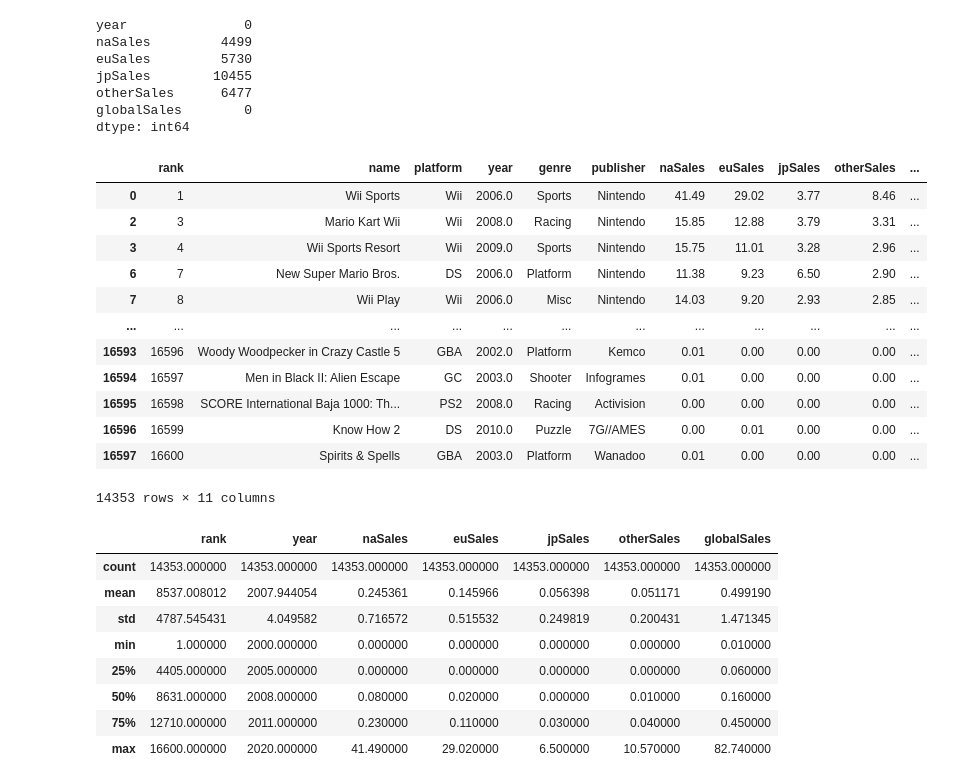
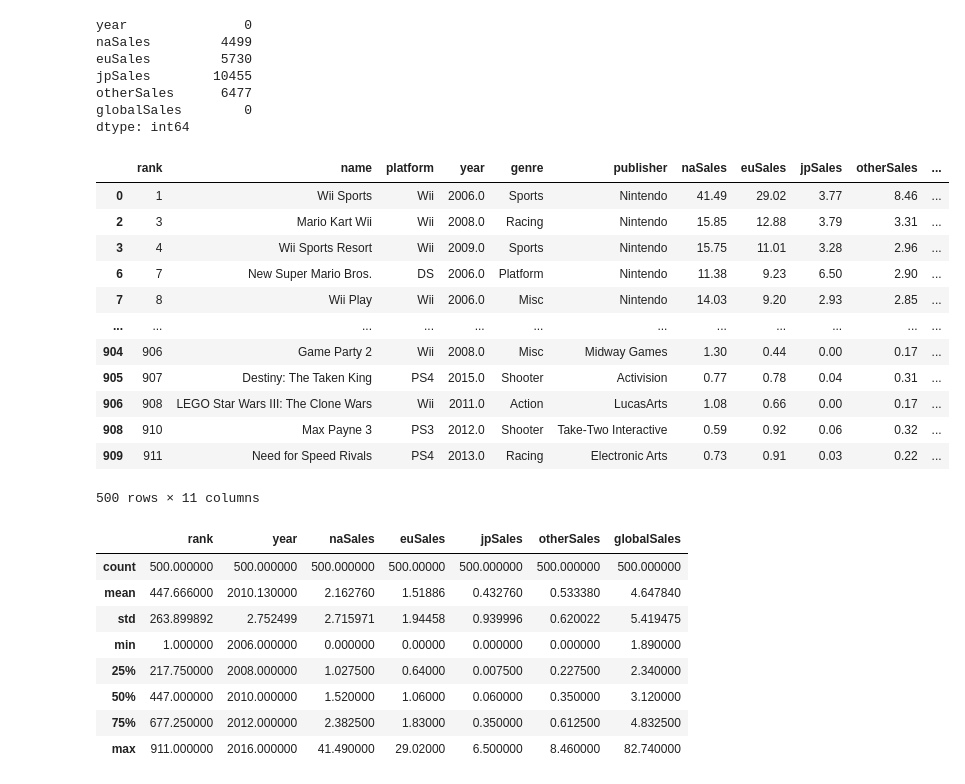
Before and after one commit to jhgalvin/DS_Project, a Jupyter notebook: dsProject .ipynb, the cells around one changed output. Drawn from its saved outputs; the diff is of its cells as text; code cells hidden in the pictures.

```diff
--- a/dsProject .ipynb
+++ b/dsProject .ipynb
@@ -69,31 +73,31 @@ otherSales      6477
 globalSales        0
 dtype: int64
 # %%
-vgSales2000 = vgsales[vgsales['year'] >= 2000.0]
-vgSales2000
+top500since2006 = vgsales[vgsales['year'] >= 2006.0][:500]
+top500since2006
 # %% [output]
 |  | rank | name | platform | year | genre | publisher | naSales | euSales | jpSales | otherSales | ... |
 | 0 | 1 | Wii Sports | Wii | 2006.0 | Sports | Nintendo | 41.49 | 29.02 | 3.77 | 8.46 | ... |
 | 2 | 3 | Mario Kart Wii | Wii | 2008.0 | Racing | Nintendo | 15.85 | 12.88 | 3.79 | 3.31 | ... |
 | 3 | 4 | Wii Sports Resort | Wii | 2009.0 | Sports | Nintendo | 15.75 | 11.01 | 3.28 | 2.96 | ... |
 | 6 | 7 | New Super Mario Bros. | DS | 2006.0 | Platform | Nintendo | 11.38 | 9.23 | 6.50 | 2.90 | ... |
 | 7 | 8 | Wii Play | Wii | 2006.0 | Misc | Nintendo | 14.03 | 9.20 | 2.93 | 2.85 | ... |
 | ... | ... | ... | ... | ... | ... | ... | ... | ... | ... | ... | ... |
-| 16593 | 16596 | Woody Woodpecker in Crazy Castle 5 | GBA | 2002.0 | Platform | Kemco | 0.01 | 0.00 | 0.00 | 0.00 | ... |
-| 16594 | 16597 | Men in Black II: Alien Escape | GC | 2003.0 | Shooter | Infogrames | 0.01 | 0.00 | 0.00 | 0.00 | ... |
-| 16595 | 16598 | SCORE International Baja 1000: Th... | PS2 | 2008.0 | Racing | Activision | 0.00 | 0.00 | 0.00 | 0.00 | ... |
-| 16596 | 16599 | Know How 2 | DS | 2010.0 | Puzzle | 7G//AMES | 0.00 | 0.01 | 0.00 | 0.00 | ... |
-| 16597 | 16600 | Spirits & Spells | GBA | 2003.0 | Platform | Wanadoo | 0.01 | 0.00 | 0.00 | 0.00 | ... |
+| 904 | 906 | Game Party 2 | Wii | 2008.0 | Misc | Midway Games | 1.30 | 0.44 | 0.00 | 0.17 | ... |
+| 905 | 907 | Destiny: The Taken King | PS4 | 2015.0 | Shooter | Activision | 0.77 | 0.78 | 0.04 | 0.31 | ... |
+| 906 | 908 | LEGO Star Wars III: The Clone Wars | Wii | 2011.0 | Action | LucasArts | 1.08 | 0.66 | 0.00 | 0.17 | ... |
+| 908 | 910 | Max Payne 3 | PS3 | 2012.0 | Shooter | Take-Two Interactive | 0.59 | 0.92 | 0.06 | 0.32 | ... |
+| 909 | 911 | Need for Speed Rivals | PS4 | 2013.0 | Racing | Electronic Arts | 0.73 | 0.91 | 0.03 | 0.22 | ... |
-14353 rows × 11 columns
+500 rows × 11 columns
 # %%
-vgSales2000.describe()
+top500since2006.describe()
 # %% [output]
 |  | rank | year | naSales | euSales | jpSales | otherSales | globalSales |
-| count | 14353.000000 | 14353.000000 | 14353.000000 | 14353.000000 | 14353.000000 | 14353.000000 | 14353.000000 |
-| mean | 8537.008012 | 2007.944054 | 0.245361 | 0.145966 | 0.056398 | 0.051171 | 0.499190 |
-| std | 4787.545431 | 4.049582 | 0.716572 | 0.515532 | 0.249819 | 0.200431 | 1.471345 |
-| min | 1.000000 | 2000.000000 | 0.000000 | 0.000000 | 0.000000 | 0.000000 | 0.010000 |
-| 25% | 4405.000000 | 2005.000000 | 0.000000 | 0.000000 | 0.000000 | 0.000000 | 0.060000 |
-| 50% | 8631.000000 | 2008.000000 | 0.080000 | 0.020000 | 0.000000 | 0.010000 | 0.160000 |
-| 75% | 12710.000000 | 2011.000000 | 0.230000 | 0.110000 | 0.030000 | 0.040000 | 0.450000 |
-| max | 16600.000000 | 2020.000000 | 41.490000 | 29.020000 | 6.500000 | 10.570000 | 82.740000 |
+| count | 500.000000 | 500.000000 | 500.000000 | 500.00000 | 500.000000 | 500.000000 | 500.000000 |
+| mean | 447.666000 | 2010.130000 | 2.162760 | 1.51886 | 0.432760 | 0.533380 | 4.647840 |
+| std | 263.899892 | 2.752499 | 2.715971 | 1.94458 | 0.939996 | 0.620022 | 5.419475 |
+| min | 1.000000 | 2006.000000 | 0.000000 | 0.00000 | 0.000000 | 0.000000 | 1.890000 |
+| 25% | 217.750000 | 2008.000000 | 1.027500 | 0.64000 | 0.007500 | 0.227500 | 2.340000 |
+| 50% | 447.000000 | 2010.000000 | 1.520000 | 1.06000 | 0.060000 | 0.350000 | 3.120000 |
+| 75% | 677.250000 | 2012.000000 | 2.382500 | 1.83000 | 0.350000 | 0.612500 | 4.832500 |
+| max | 911.000000 | 2016.000000 | 41.490000 | 29.02000 | 6.500000 | 8.460000 | 82.740000 |
```
Also changed, not shown: parts of 13 cells of this notebook.
